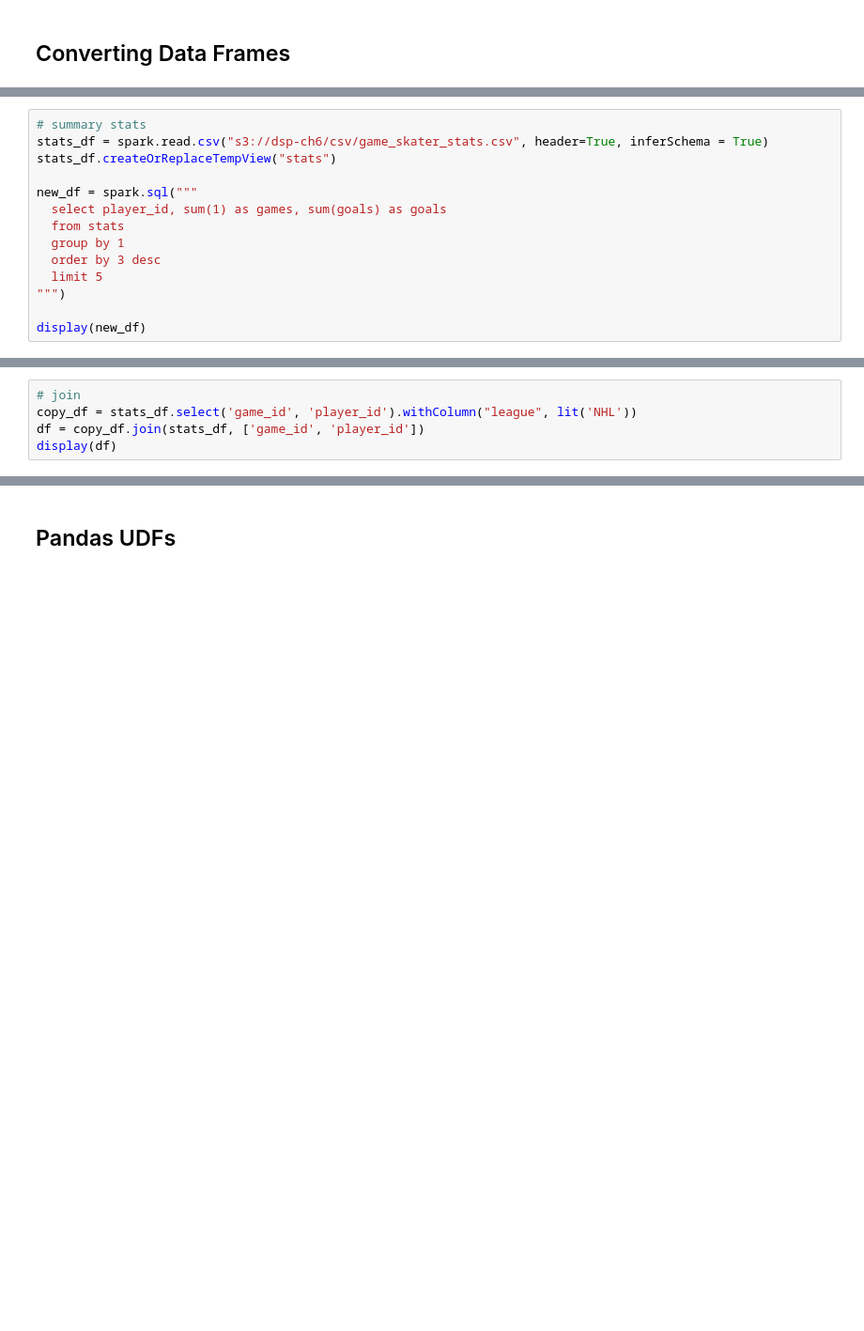
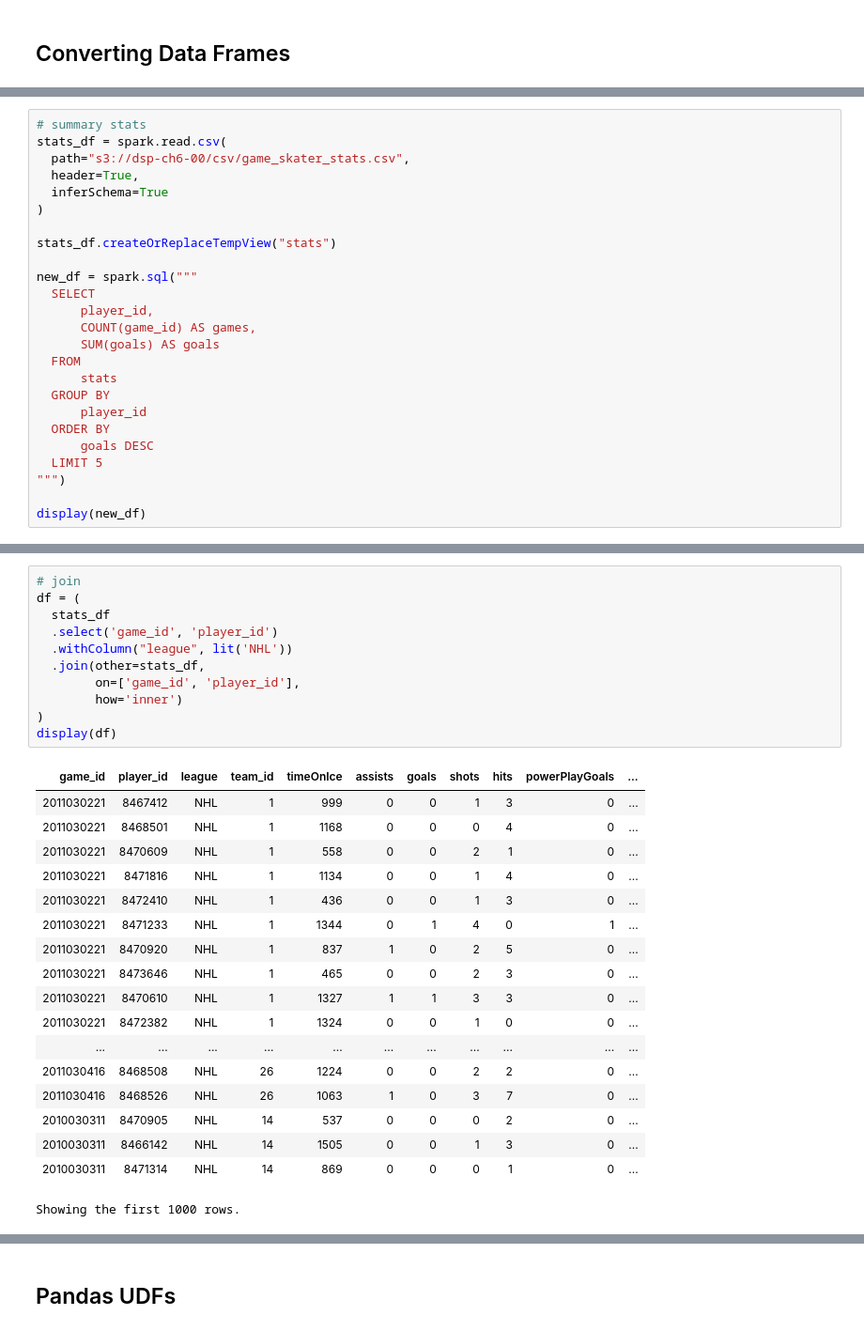
Before and after one commit to bgweber/DS_Production, a Jupyter notebook: source/DSP_CH06_PySpark_For_Batch_Pipelines.ipynb, the cells around one changed output, grey strips where cells are left out. Shown at 94% size. Cells and saved outputs as stored; diff of their text form; blank space fills up the shorter version.

```diff
--- a/source/DSP_CH06_PySpark_For_Batch_Pipelines.ipynb
+++ b/source/DSP_CH06_PySpark_For_Batch_Pipelines.ipynb
@@ -205,14 +233,25 @@ stats_df = ks.from_pandas(stats_df.toPandas()).to_spark()
 # %%
 # summary stats
-stats_df = spark.read.csv("s3://dsp-ch6/csv/game_skater_stats.csv", header=True, inferSchema = True)
+stats_df = spark.read.csv(
+  path="s3://dsp-ch6-00/csv/game_skater_stats.csv",
+  header=True,
+  inferSchema=True
+)
+
 stats_df.createOrReplaceTempView("stats")
 
 new_df = spark.sql("""
-  select player_id, sum(1) as games, sum(goals) as goals
-  from stats
-  group by 1
-  order by 3 desc
-  limit 5
+  SELECT
+      player_id,
+      COUNT(game_id) AS games,
+      SUM(goals) AS goals
+  FROM
+      stats
+  GROUP BY
+      player_id
+  ORDER BY
+      goals DESC
+  LIMIT 5
 """)
 
 display(new_df)
@@ -244,7 +337,32 @@ display(copy_df)
 # %%
 # join
-copy_df = stats_df.select('game_id', 'player_id').withColumn("league", lit('NHL'))
-df = copy_df.join(stats_df, ['game_id', 'player_id'])
+df = (
+  stats_df
+  .select('game_id', 'player_id')
+  .withColumn("league", lit('NHL'))
+  .join(other=stats_df,
+        on=['game_id', 'player_id'],
+        how='inner')
+)
 display(df)
+# %% [output]
+| game_id | player_id | league | team_id | timeOnIce | assists | goals | shots | hits | powerPlayGoals | ... |
+| 2011030221 | 8467412 | NHL | 1 | 999 | 0 | 0 | 1 | 3 | 0 | ... |
+| 2011030221 | 8468501 | NHL | 1 | 1168 | 0 | 0 | 0 | 4 | 0 | ... |
+| 2011030221 | 8470609 | NHL | 1 | 558 | 0 | 0 | 2 | 1 | 0 | ... |
+| 2011030221 | 8471816 | NHL | 1 | 1134 | 0 | 0 | 1 | 4 | 0 | ... |
+| 2011030221 | 8472410 | NHL | 1 | 436 | 0 | 0 | 1 | 3 | 0 | ... |
+| 2011030221 | 8471233 | NHL | 1 | 1344 | 0 | 1 | 4 | 0 | 1 | ... |
+| 2011030221 | 8470920 | NHL | 1 | 837 | 1 | 0 | 2 | 5 | 0 | ... |
+| 2011030221 | 8473646 | NHL | 1 | 465 | 0 | 0 | 2 | 3 | 0 | ... |
+| 2011030221 | 8470610 | NHL | 1 | 1327 | 1 | 1 | 3 | 3 | 0 | ... |
+| 2011030221 | 8472382 | NHL | 1 | 1324 | 0 | 0 | 1 | 0 | 0 | ... |
+| ... | ... | ... | ... | ... | ... | ... | ... | ... | ... | ... |
+| 2011030416 | 8468508 | NHL | 26 | 1224 | 0 | 0 | 2 | 2 | 0 | ... |
+| 2011030416 | 8468526 | NHL | 26 | 1063 | 1 | 0 | 3 | 7 | 0 | ... |
+| 2010030311 | 8470905 | NHL | 14 | 537 | 0 | 0 | 0 | 2 | 0 | ... |
+| 2010030311 | 8466142 | NHL | 14 | 1505 | 0 | 0 | 1 | 3 | 0 | ... |
+| 2010030311 | 8471314 | NHL | 14 | 869 | 0 | 0 | 0 | 1 | 0 | ... |
+Showing the first 1000 rows.
 # %%
 # group by
```
Also changed, not shown: parts of 10 cells of this notebook.
